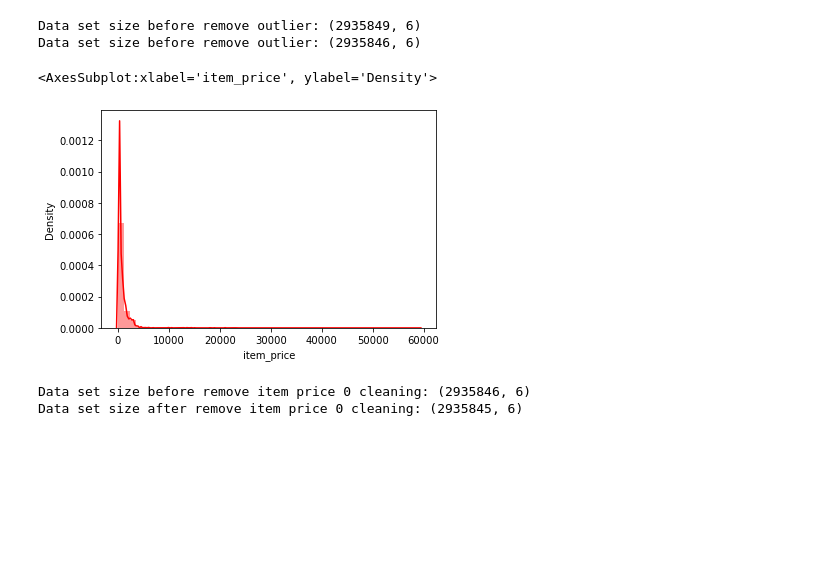
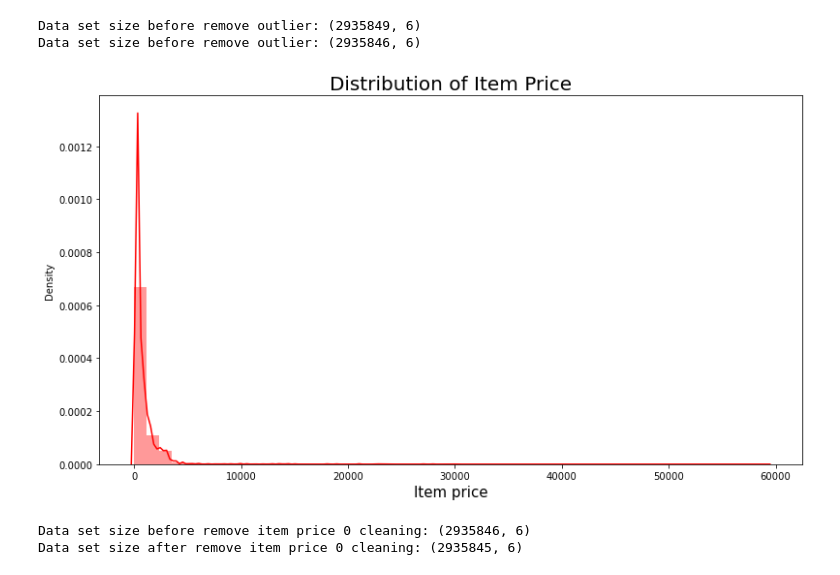
Before and after one commit to sarumaha/predict_future_sales_kaggle, a Jupyter notebook: analysis.ipynb, the cells around one changed output. Saved outputs shown, nothing was run; the diff lists cells and outputs as text; code cells hidden in the pictures; blank space fills up the shorter version.

```diff
--- a/analysis.ipynb
+++ b/analysis.ipynb
@@ -134,14 +134,16 @@ Data set size before remove outlier: (2935849, 6)
 Data set size before remove outlier: (2935846, 6)
 # %%
 #Display distribution of  item count day
-
+plt.rcParams['figure.figsize'] = (13,7)
 sns.distplot(train_df['item_price'], color = 'red')
-plt.t
+plt.title('Distribution of Item Price',fontsize=20)
+plt.xlabel('Item price',fontsize=15)
+plt.ylabel('Density')
+plt.show()
 # train_df.item_cnt_day.hist(bins=100)
 # train_df.item_cnt_day.describe()
 # %% [output]
-<AxesSubplot:xlabel='item_price', ylabel='Density'>
-[figure, old version]
+[figure, new version]
 # %%
 #Item price should at least 1
 print('Data set size before remove item price 0 cleaning:', train_df.shape)
```
Also changed, not shown: parts of 19 cells of this notebook.
